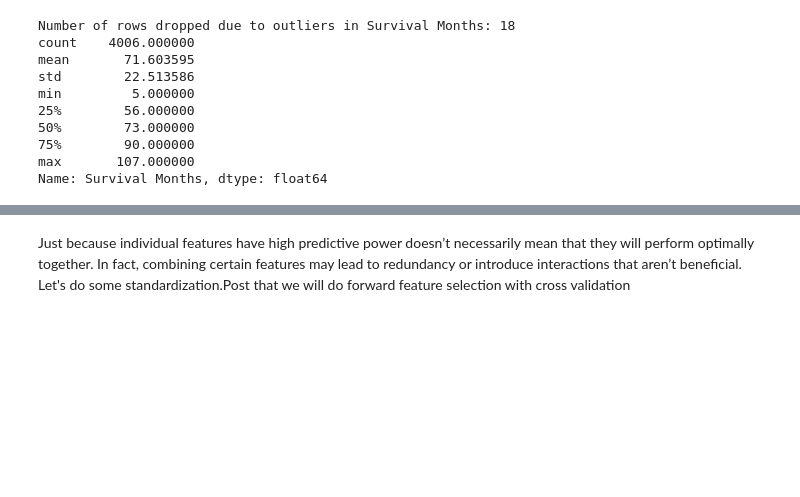
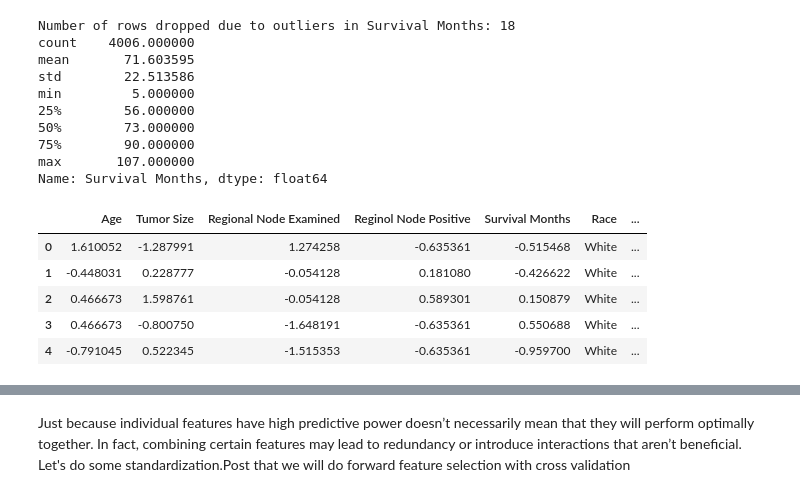
Before and after one commit to Sanghita-C/Breast_Cancer_Survival_Prediction, a Jupyter notebook: breast_cancer_survuval.ipynb, the cells around one changed output, grey strips where cells are left out. Drawn from its saved outputs; the diff is of its cells as text; code cells hidden in the pictures; blank space fills up the shorter version.

```diff
--- a/breast_cancer_survuval.ipynb
+++ b/breast_cancer_survuval.ipynb
@@ -400,3 +400,19 @@ min         5.000000
 75%        90.000000
 max       107.000000
 Name: Survival Months, dtype: float64
+# %%
+data = data_no_outliers
+scaler = StandardScaler()
+scaled_data = scaler.fit_transform(data.select_dtypes(include=[np.number]))
+non_numerical_columns = data.select_dtypes(exclude=[np.number]).columns
+numerical_columns = data.select_dtypes(include=[np.number]).columns
+scaled_data_df = pd.DataFrame(scaled_data, columns=numerical_columns)
+final_data = pd.concat([scaled_data_df, data[non_numerical_columns].reset_index(drop=True)], axis=1)
+final_data.head()
+# %% [output]
+|  | Age | Tumor Size | Regional Node Examined | Reginol Node Positive | Survival Months | Race | ... |
+| 0 | 1.610052 | -1.287991 | 1.274258 | -0.635361 | -0.515468 | White | ... |
+| 1 | -0.448031 | 0.228777 | -0.054128 | 0.181080 | -0.426622 | White | ... |
+| 2 | 0.466673 | 1.598761 | -0.054128 | 0.589301 | 0.150879 | White | ... |
+| 3 | 0.466673 | -0.800750 | -1.648191 | -0.635361 | 0.550688 | White | ... |
+| 4 | -0.791045 | 0.522345 | -1.515353 | -0.635361 | -0.959700 | White | ... |
```
Also changed, not shown: parts of 46 cells of this notebook.
